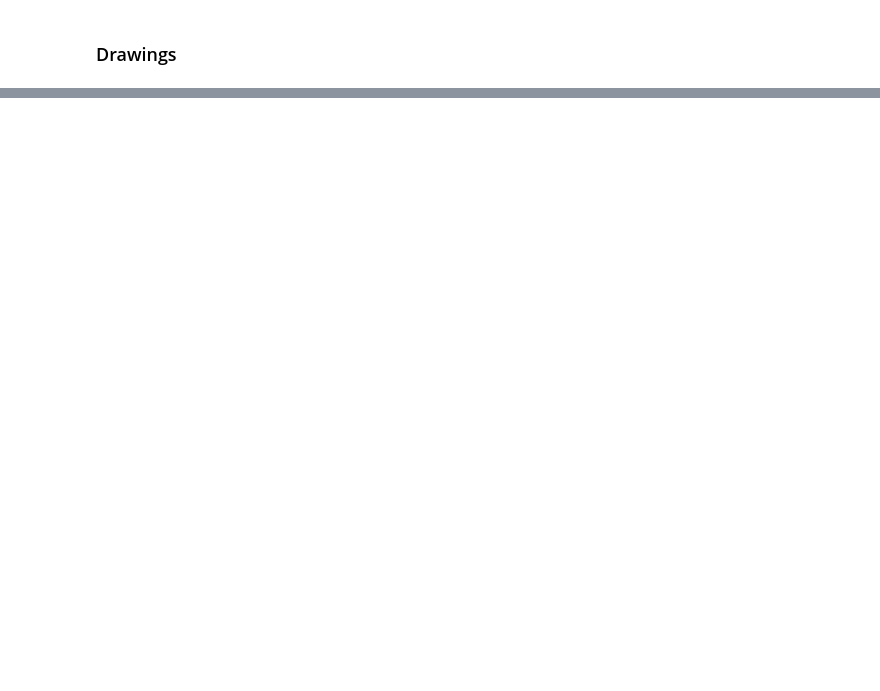
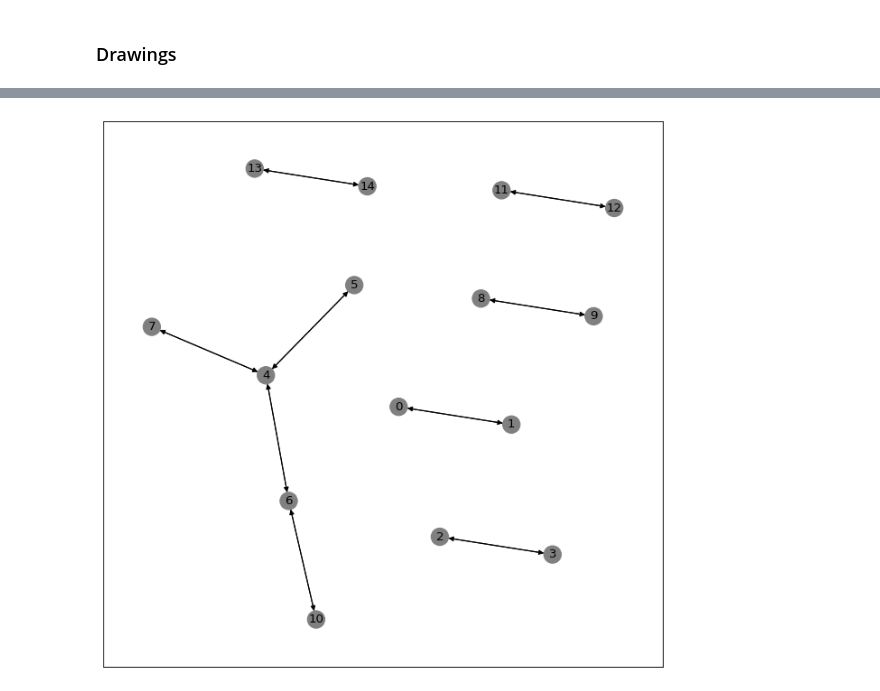
Before and after one commit to ralmasri/Domain-Guided-Monitoring, a Jupyter notebook: notebooks/understanding/comparision_templates.ipynb, the cells around one changed output, grey strips where cells are left out. Drawn from its saved outputs; the diff is of its cells as text; code cells hidden in the pictures; blank space fills up the shorter version.

```diff
--- a/notebooks/understanding/comparision_templates.ipynb
+++ b/notebooks/understanding/comparision_templates.ipynb
@@ -523,0 +510,4 @@ nx.draw_networkx(G, with_labels=True, pos=pos, node_color=get_color_map(G))
+# %%
+G = results['coarse_constraint'][0]
+plot_graph(G, 'Coarse log templates from 100 data entries with constraint algorithm')
+# %% [output]
@@ -523,0 +516 @@ nx.draw_networkx(G, with_labels=True, pos=pos, node_color=get_color_map(G))
+[figure, added]
```
Also changed, not shown: parts of 31 cells of this notebook.
